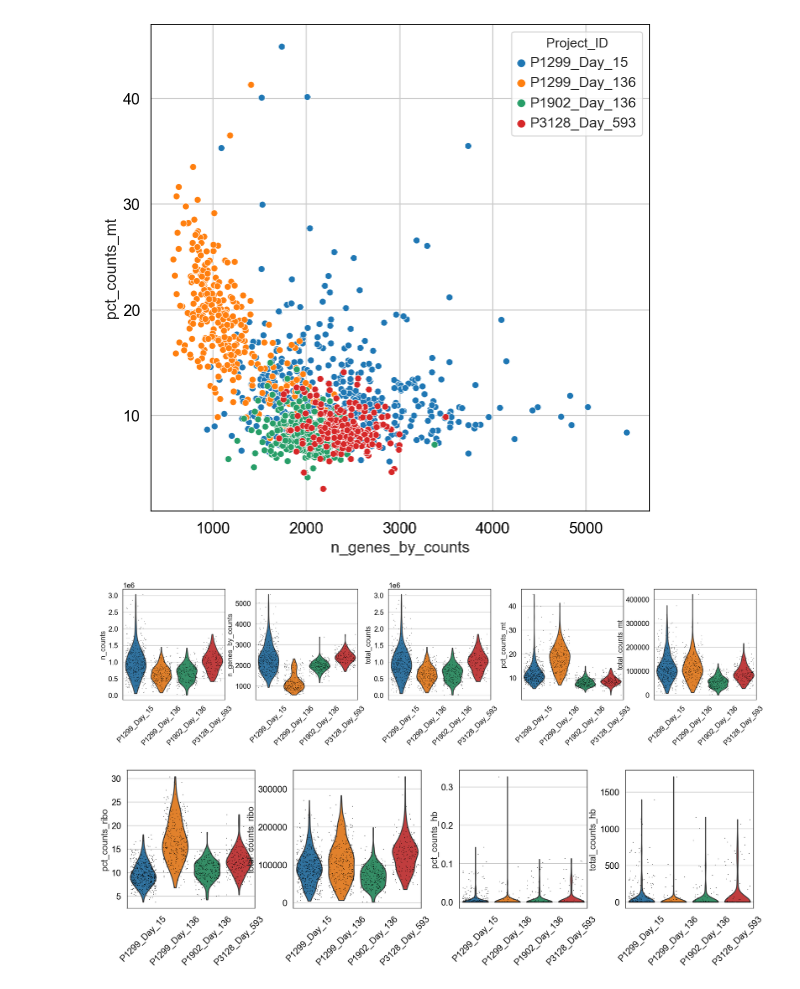
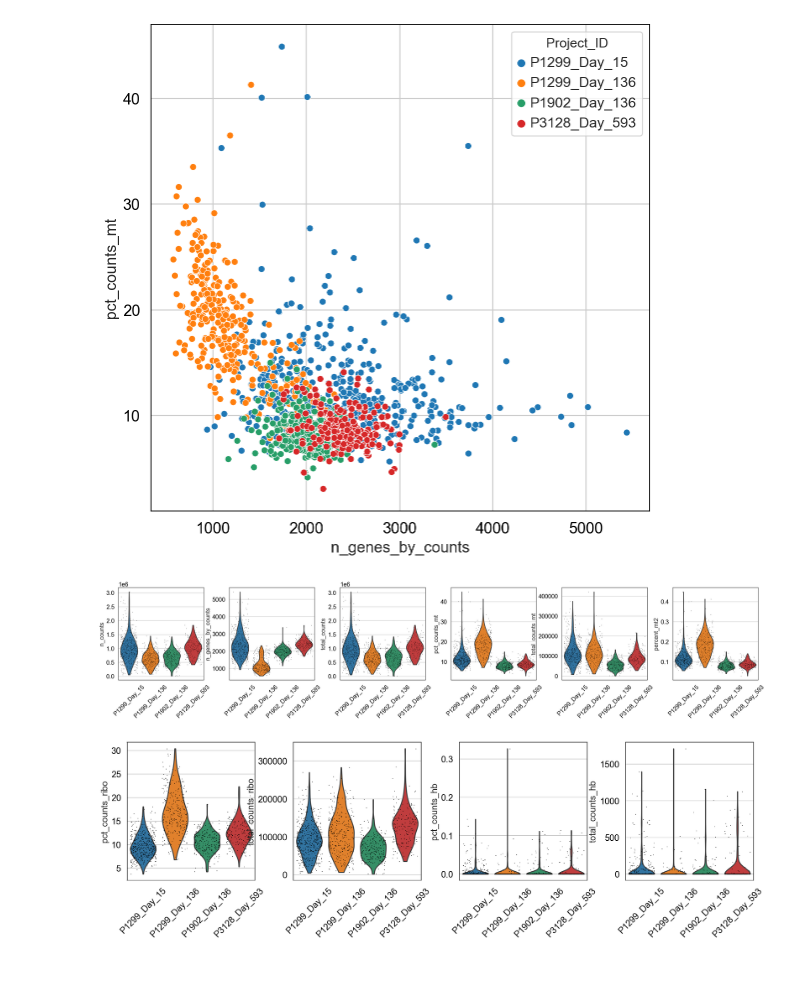
Before and after one commit to cbg-ethz/mt-SCITE, a Jupyter notebook: Notebooks/Gene_expression_analysis_preprocess_data.ipynb, the cells around one changed output. Saved outputs shown, nothing was run; the diff lists cells and outputs as text; code cells hidden in the pictures.

Commit message:
now with mt2 plot

```diff
--- a/Notebooks/Gene_expression_analysis_preprocess_data.ipynb
+++ b/Notebooks/Gene_expression_analysis_preprocess_data.ipynb
@@ -93,7 +93,12 @@ adata.var.head()
 # %%
 mito_genes = adata.var_names.str.startswith('MT-')
 # for each cell compute fraction of counts in mito genes vs. all genes
-adata.obs['percent_mt2'] = np.sum(
-    adata[:, mito_genes].X, axis=1) / np.sum(adata.X, axis=1)
+
+heh = np.sum(adata[:, mito_genes].X, axis=1) / np.sum(adata.X, axis=1)
+#adata.obs['percent_mt2'] = np.sum(adata[:, mito_genes].X, axis=1) / np.sum(adata.X, axis=1)
+
+hehe = heh.copy()
+adata.obs['percent_mt2'] = hehe
+
 # add the total counts per cell as observations-annotation to adata
 adata.obs['n_counts'] = adata.X.sum(axis=1)
@@ -117,12 +138,10 @@ plt.show()
 # %% [output]
 [figure]
 # %%
-sc.pl.violin(adata, ['n_counts', 'n_genes_by_counts', 'total_counts', 'pct_counts_mt', 'total_counts_mt'],
+sc.pl.violin(adata, ['n_counts', 'n_genes_by_counts', 'total_counts', 'pct_counts_mt', 'total_counts_mt', 'percent_mt2' ],
              jitter=0.4, groupby = 'Project_ID', rotation= 45)
-
-# removed 'percent_mt2'
 # %% [output]
-[figure, old version]
+[figure, new version]
 # %%
 sc.pl.violin(adata, ['pct_counts_ribo', 'total_counts_ribo', 'pct_counts_hb', 'total_counts_hb'],
              jitter=0.4, groupby = 'Project_ID', rotation= 45)
```
Also changed, not shown: parts of 6 cells of this notebook.
